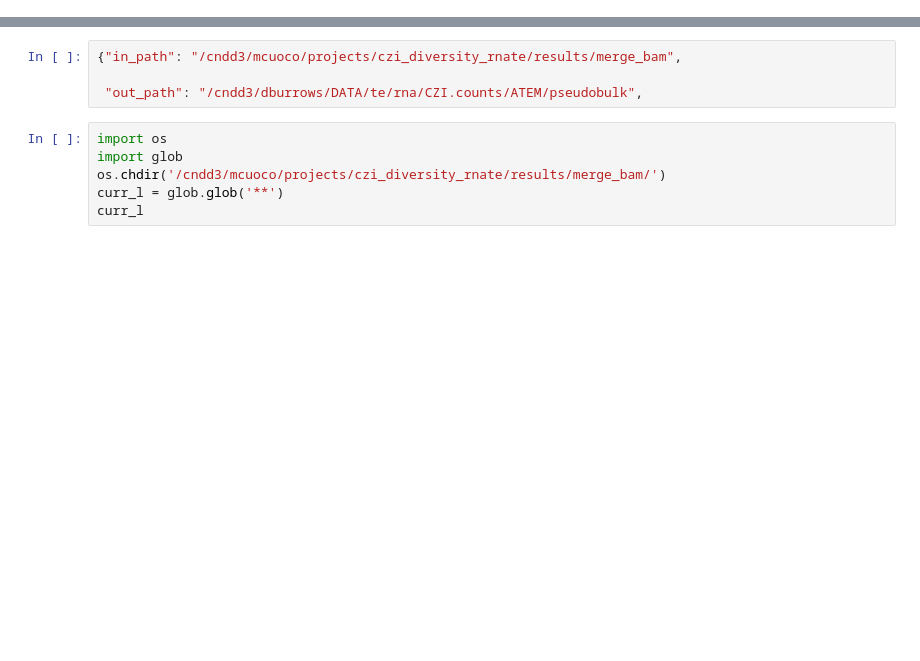
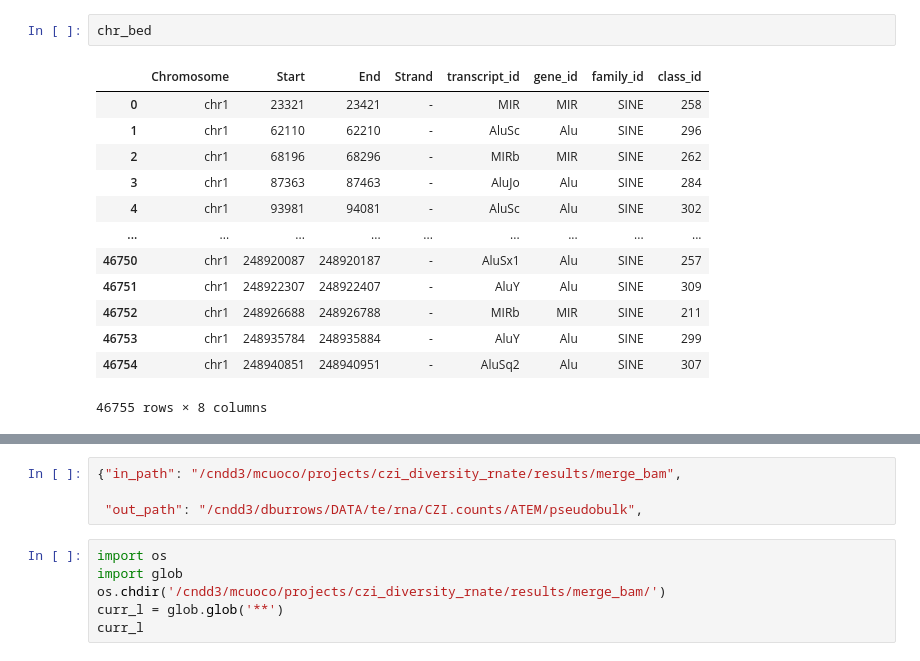
Before and after one commit to dmnburrows/line1_ageing, a Jupyter notebook: workspace.ipynb, the cells around one changed output, grey strips where cells are left out. Cells and saved outputs as stored; diff of their text form; blank space fills up the shorter version.

```diff
--- a/workspace.ipynb
+++ b/workspace.ipynb
@@ -5,0 +166,16 @@ from admin_tools import admin_functions as adm
+# %%
+chr_bed
+# %% [output]
+|  | Chromosome | Start | End | Strand | transcript_id | gene_id | family_id | class_id |
+| 0 | chr1 | 23321 | 23421 | - | MIR | MIR | SINE | 258 |
+| 1 | chr1 | 62110 | 62210 | - | AluSc | Alu | SINE | 296 |
+| 2 | chr1 | 68196 | 68296 | - | MIRb | MIR | SINE | 262 |
+| 3 | chr1 | 87363 | 87463 | - | AluJo | Alu | SINE | 284 |
+| 4 | chr1 | 93981 | 94081 | - | AluSc | Alu | SINE | 302 |
+| ... | ... | ... | ... | ... | ... | ... | ... | ... |
+| 46750 | chr1 | 248920087 | 248920187 | - | AluSx1 | Alu | SINE | 257 |
+| 46751 | chr1 | 248922307 | 248922407 | - | AluY | Alu | SINE | 309 |
+| 46752 | chr1 | 248926688 | 248926788 | - | MIRb | MIR | SINE | 211 |
+| 46753 | chr1 | 248935784 | 248935884 | - | AluY | Alu | SINE | 299 |
+| 46754 | chr1 | 248940851 | 248940951 | - | AluSq2 | Alu | SINE | 307 |
+46755 rows × 8 columns
```
Also changed, not shown: parts of 20 cells of this notebook, 26 other files.
